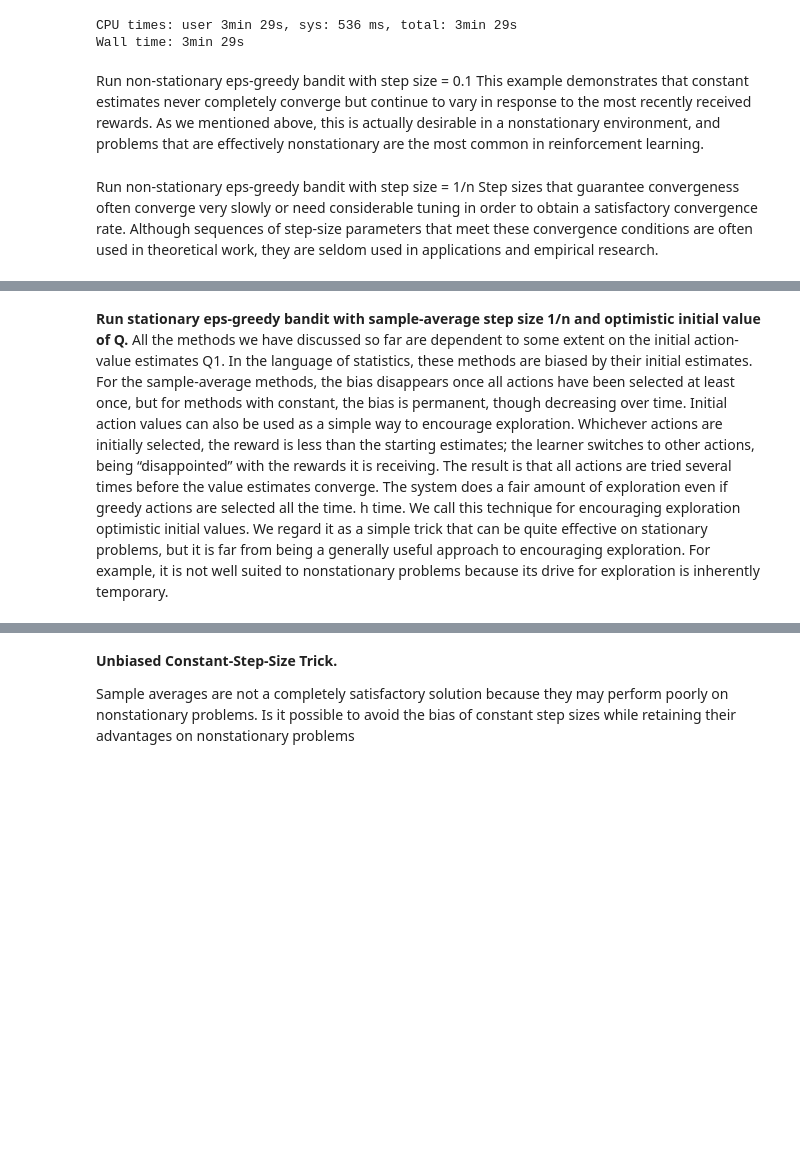
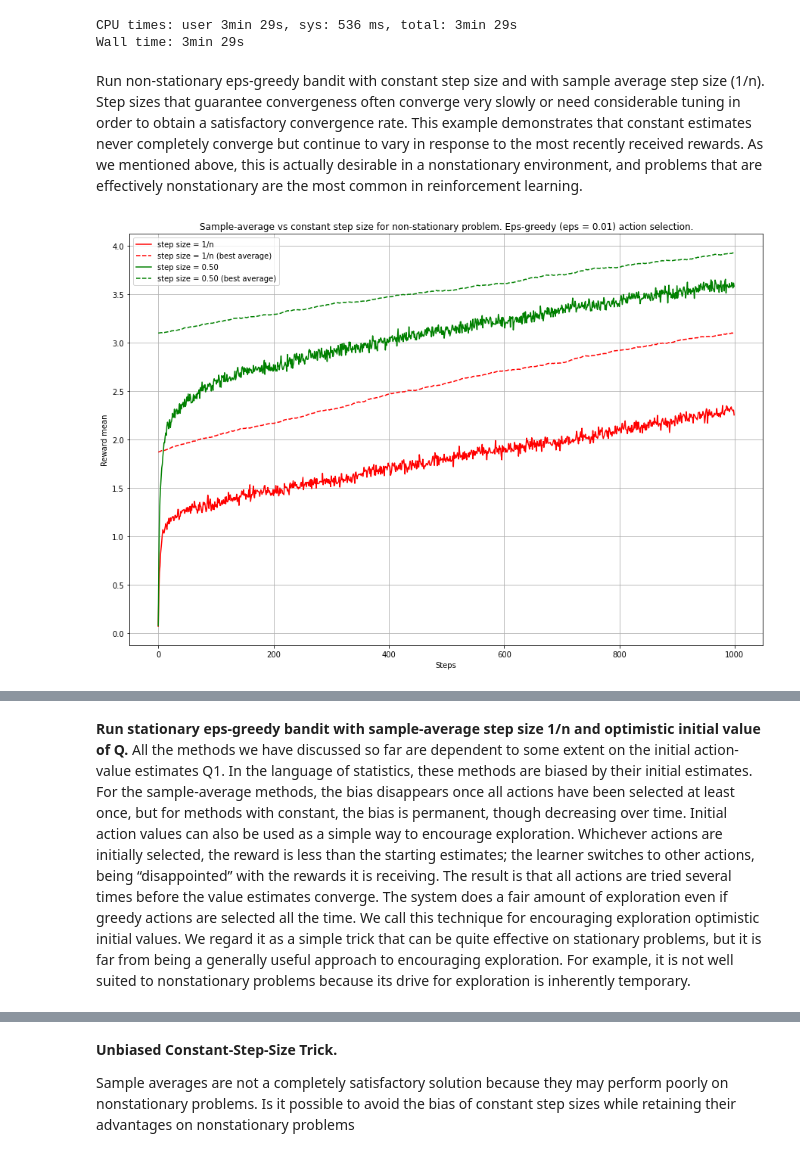
Before and after one commit to shamrous/RL, a Jupyter notebook: Bandit/Bandit.ipynb, the cells around one changed output, grey strips where cells are left out. Drawn from its saved outputs; the diff is of its cells as text; code cells hidden in the pictures; blank space fills up the shorter version.

```diff
--- a/Bandit/Bandit.ipynb
+++ b/Bandit/Bandit.ipynb
@@ -88,7 +86,7 @@ draw_plot("Greedy vs eps-greedy action selection, stationary case")
 CPU times: user 3min 29s, sys: 536 ms, total: 3min 29s
 Wall time: 3min 29s
 # %% [markdown]
-Run non-stationary eps-greedy bandit with step size = 0.1
+Run non-stationary eps-greedy bandit with constant step size and with sample average step size (1/n).  Step sizes that guarantee convergeness often converge very slowly or need considerable tuning in order to obtain a satisfactory convergence rate.
 This example demonstrates that constant estimates never completely converge but
 continue to vary in response to the most recently received rewards. As we mentioned
 above, this is actually desirable in a nonstationary environment, and problems that are
@@ -114,6 +93,0 @@ run_bandits_common(n_bandits, steps, arms, mean, stdev,
-# %% [markdown]
-Run non-stationary eps-greedy bandit with step size = 1/n
-Step sizes that guarantee convergeness often converge very slowly or need considerable tuning in order to
-obtain a satisfactory convergence rate.
-Although sequences of step-size parameters that meet these convergence conditions are often used
-in theoretical work, they are seldom used in applications and empirical research.
@@ -132,0 +94,26 @@ run_bandits_common(n_bandits, steps, arms, mean, stdev,
+# %%
+%%time
+steps = 1000
+alpha = 0.5
+for bandit in bandits:
+    bandit.configure(step_size = "sample_average", step_size_params = None,
+                    action_selector = "eps_greedy", action_selector_params = {'eps':0.01},
+                    step_updater = "inc_to_error_non_stationary", step_updater_params = None,
+                    init_Q = 0)
+steps_mean_ns_eps_greedy, steps_mean_ns_eps_greedy_best = calculate_rewards_mean_per_step(bandits, steps)
+
+for bandit in bandits:
+    bandit.configure(step_size = "constant", step_size_params = {'alpha':alpha},
+                    action_selector = "eps_greedy", action_selector_params = {'eps':0.01},
+                    step_updater = "inc_to_error_non_stationary", step_updater_params = None,
+                    init_Q = 0)
+steps_mean_ns_eps_greedy_const, steps_mean_ns_eps_greedy_const_best = calculate_rewards_mean_per_step(bandits, steps)
+
+plt.figure(figsize=(15, 10))
+plt.plot(np.arange(steps), steps_mean_ns_eps_greedy, 'r', label="step size = 1/n")
+plt.plot(np.arange(steps), steps_mean_ns_eps_greedy_best, 'r--', label="step size = 1/n (best average)")
+plt.plot(np.arange(steps), steps_mean_ns_eps_greedy_const, 'g', label=("step size = %.2f" % alpha))
+plt.plot(np.arange(steps), steps_mean_ns_eps_greedy_const_best, 'g--',label=("step size = %.2f (best average)" % alpha))
+draw_plot("Sample-average vs constant step size for non-stationary problem. Eps-greedy (eps = 0.01) action selection.")
+# %% [output]
+[figure, added]
@@ -140,8 +129,7 @@ permanent, though decreasing over time. Initial action values can also be used a
 Whichever actions are initially selected, the reward is less than the starting estimates; the learner switches to
 other actions, being “disappointed” with the rewards it is receiving. The result is that all
 actions are tried several times before the value estimates converge. The system does a
-fair amount of exploration even if greedy actions are selected all the time.
-h time. We call this technique for encouraging exploration optimistic initial values. We regard it as
+fair amount of exploration even if greedy actions are selected all the time. We call this technique for encouraging exploration optimistic initial values. We regard it as
 a simple trick that can be quite effective on stationary problems, but it is far from
 being a generally useful approach to encouraging exploration. For example, it is not
 well suited to nonstationary problems because its drive for exploration is inherently temporary.
```
Also changed, not shown: parts of 12 cells of this notebook.
